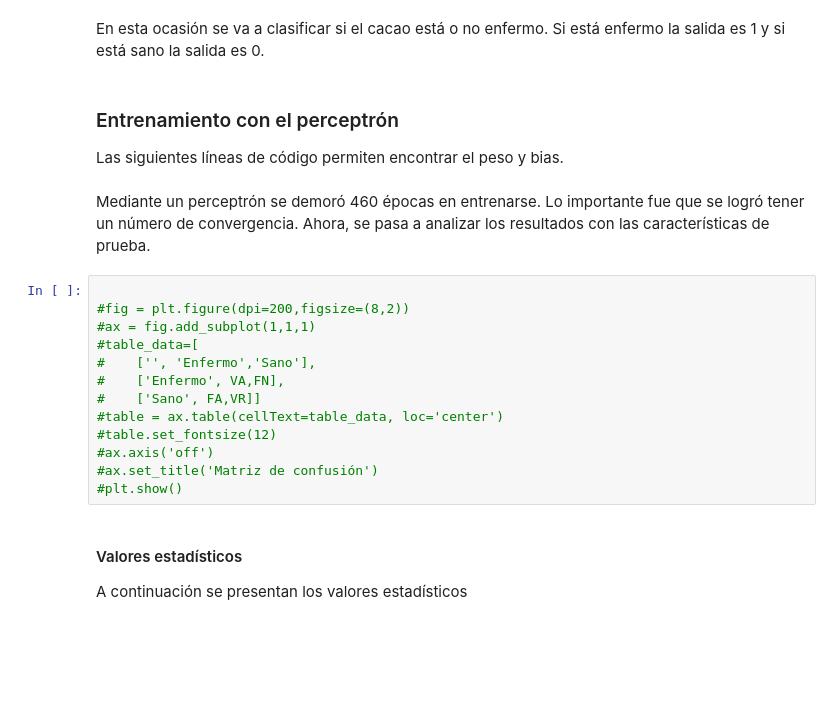
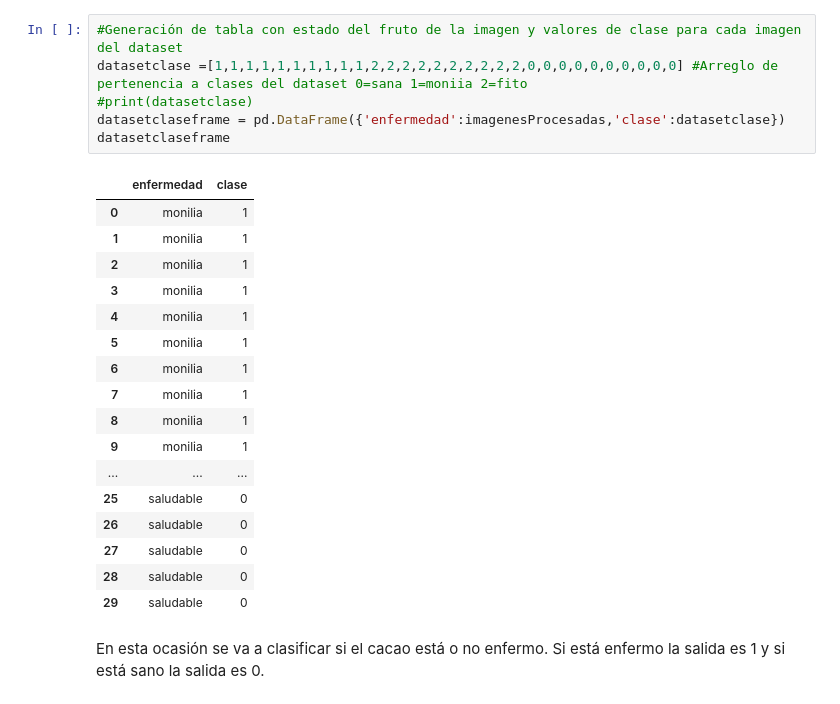
Before and after one commit to esteban11519/tecnicasDeInteligenciaArtificial, a Jupyter notebook: PF/PF_Brian.ipynb, the cells around one changed output. Drawn from its saved outputs; the diff is of its cells as text; blank space fills up the shorter version.

```diff
--- a/PF/PF_Brian.ipynb
+++ b/PF/PF_Brian.ipynb
@@ -67,25 +78,26 @@ Nombre de características finales
+# %%
+#Generación de tabla con estado del fruto de la imagen y valores de clase para cada imagen del dataset
+datasetclase =[1,1,1,1,1,1,1,1,1,1,2,2,2,2,2,2,2,2,2,2,0,0,0,0,0,0,0,0,0,0] #Arreglo de pertenencia a clases del dataset 0=sana 1=moniia 2=fito
+#print(datasetclase)
+datasetclaseframe = pd.DataFrame({'enfermedad':imagenesProcesadas,'clase':datasetclase})
+datasetclaseframe
+# %% [output]
+|  | enfermedad | clase |
+| 0 | monilia | 1 |
+| 1 | monilia | 1 |
+| 2 | monilia | 1 |
+| 3 | monilia | 1 |
+| 4 | monilia | 1 |
+| 5 | monilia | 1 |
+| 6 | monilia | 1 |
+| 7 | monilia | 1 |
+| 8 | monilia | 1 |
+| 9 | monilia | 1 |
+| ... | ... | ... |
+| 25 | saludable | 0 |
+| 26 | saludable | 0 |
+| 27 | saludable | 0 |
+| 28 | saludable | 0 |
+| 29 | saludable | 0 |
 # %% [markdown]
 En esta ocasión se va a clasificar si el cacao está o no enfermo. Si está enfermo la salida es 1 y si está sano la salida es 0.
-# %% [markdown]
-### Entrenamiento con el perceptrón
-
-Las siguientes líneas de código permiten encontrar el peso y bias.
-# %% [markdown]
-Mediante un perceptrón se demoró 460 épocas en entrenarse. Lo importante fue que se logró tener un número de convergencia. Ahora, se pasa a analizar los resultados con las características de prueba.
-# %%
-
-#fig = plt.figure(dpi=200,figsize=(8,2))
-#ax = fig.add_subplot(1,1,1)
-#table_data=[
-#    ['', 'Enfermo','Sano'],
-#    ['Enfermo', VA,FN],
-#    ['Sano', FA,VR]]
-#table = ax.table(cellText=table_data, loc='center')
-#table.set_fontsize(12)
-#ax.axis('off')
-#ax.set_title('Matriz de confusión')
-#plt.show()
-# %% [markdown]
-#### Valores estadísticos
-
-A continuación se presentan los valores estadísticos
```
Also changed, not shown: parts of 12 cells of this notebook, 1 other file.
